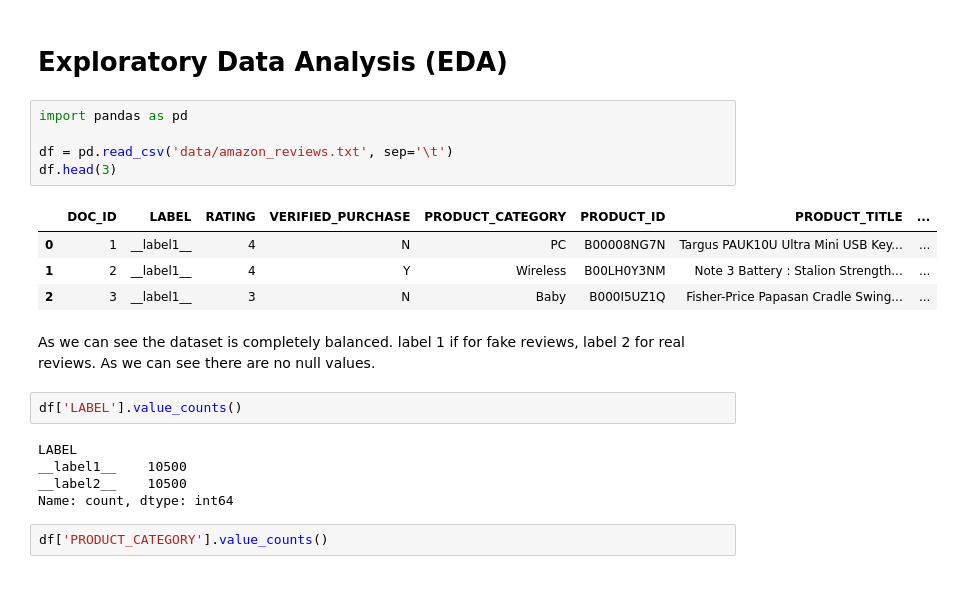
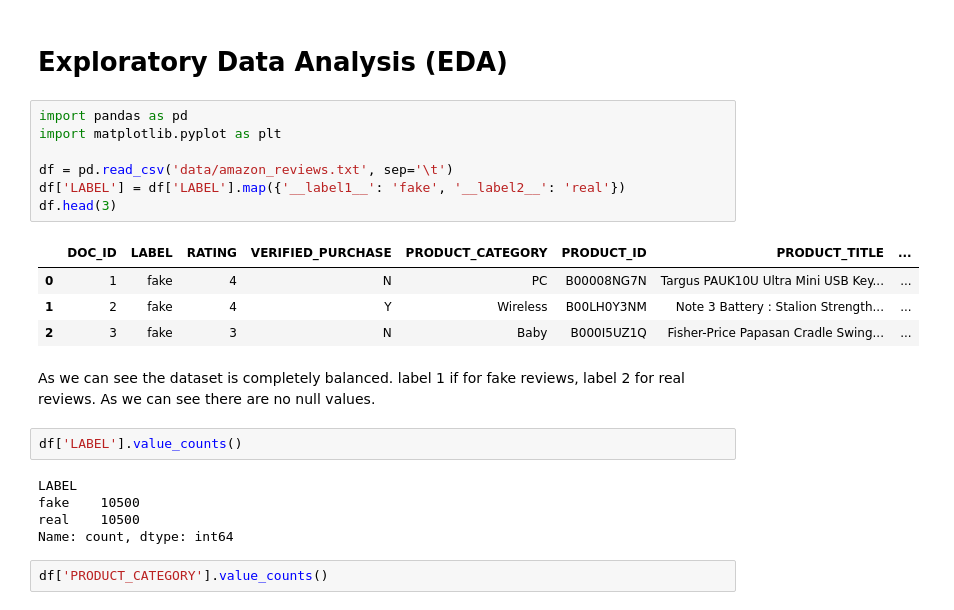
Before and after one commit to Gianma23/amazon_fake_reviews_detection, a Jupyter notebook: data_exploration.ipynb, the cells around one changed output. Saved outputs shown, nothing was run; the diff lists cells and outputs as text.

```diff
--- a/data_exploration.ipynb
+++ b/data_exploration.ipynb
@@ -2,22 +2,24 @@
 # Exploratory Data Analysis (EDA)
 # %%
 import pandas as pd
+import matplotlib.pyplot as plt
 
 df = pd.read_csv('data/amazon_reviews.txt', sep='\t')
+df['LABEL'] = df['LABEL'].map({'__label1__': 'fake', '__label2__': 'real'})
 df.head(3)
 # %% [output]
 |  | DOC_ID | LABEL | RATING | VERIFIED_PURCHASE | PRODUCT_CATEGORY | PRODUCT_ID | PRODUCT_TITLE | ... |
-| 0 | 1 | __label1__ | 4 | N | PC | B00008NG7N | Targus PAUK10U Ultra Mini USB Key... | ... |
-| 1 | 2 | __label1__ | 4 | Y | Wireless | B00LH0Y3NM | Note 3 Battery : Stalion Strength... | ... |
-| 2 | 3 | __label1__ | 3 | N | Baby | B000I5UZ1Q | Fisher-Price Papasan Cradle Swing... | ... |
+| 0 | 1 | fake | 4 | N | PC | B00008NG7N | Targus PAUK10U Ultra Mini USB Key... | ... |
+| 1 | 2 | fake | 4 | Y | Wireless | B00LH0Y3NM | Note 3 Battery : Stalion Strength... | ... |
+| 2 | 3 | fake | 3 | N | Baby | B000I5UZ1Q | Fisher-Price Papasan Cradle Swing... | ... |
 # %% [markdown]
 As we can see the dataset is completely balanced. label 1 if for fake reviews, label 2 for real reviews. As we can see there are no null values.
 # %%
 df['LABEL'].value_counts()
 # %% [output]
 LABEL
-__label1__    10500
-__label2__    10500
+fake    10500
+real    10500
 Name: count, dtype: int64
 # %%
 df['PRODUCT_CATEGORY'].value_counts()
```
Also changed, not shown: parts of 7 cells of this notebook, 6 other files.
